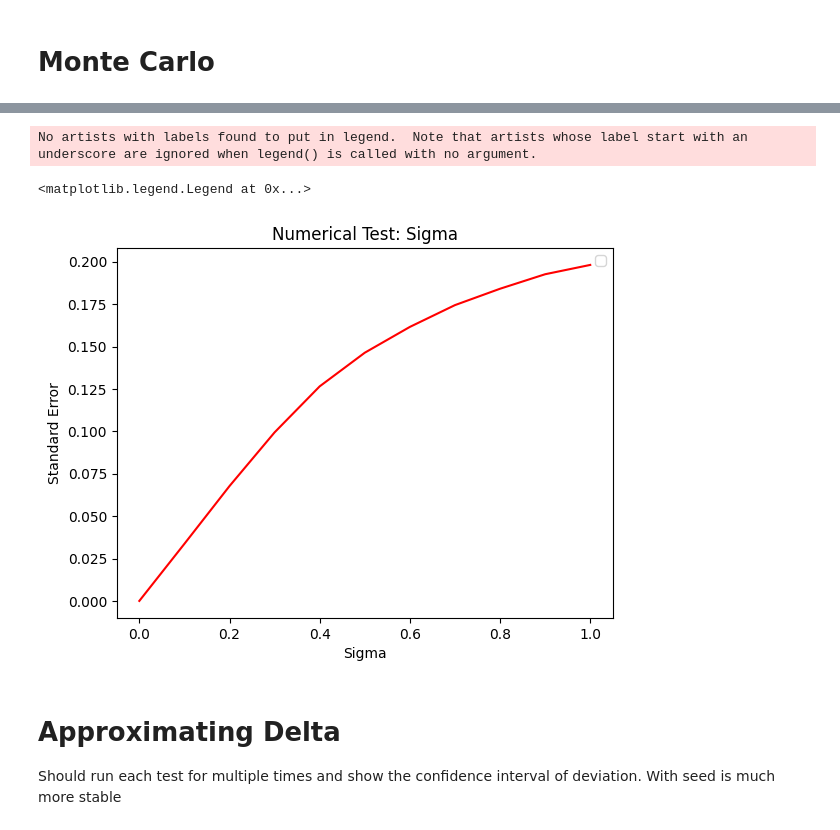
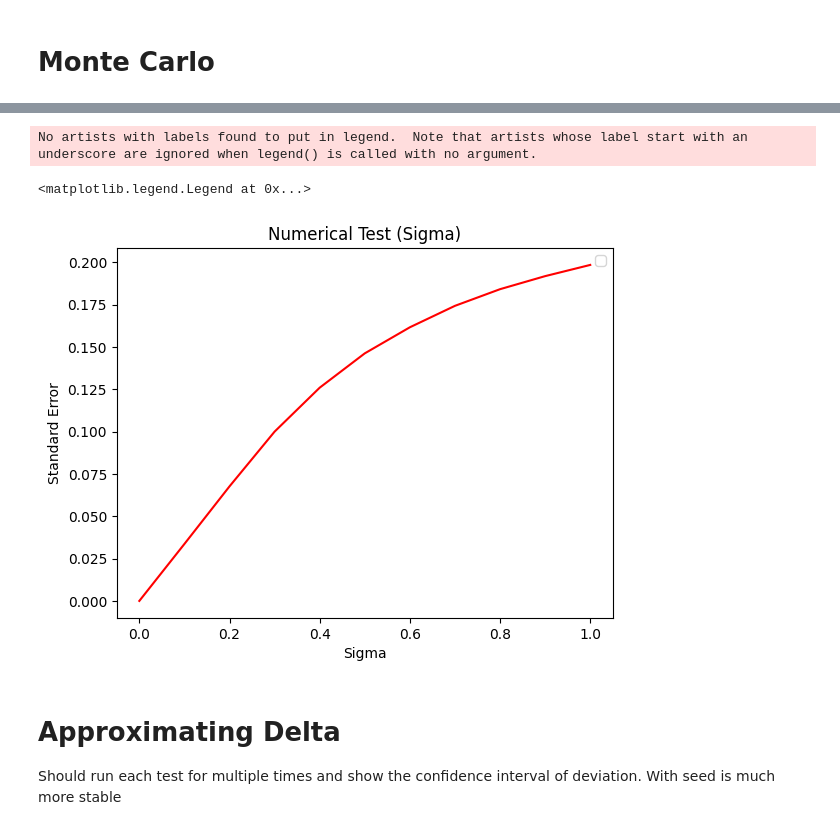
Before and after one commit to pmchrist/Comp-Finance-Assignments, a Jupyter notebook: Assignment_2/Assighnment_2.ipynb, the cells around one changed output, grey strips where cells are left out. Drawn from its saved outputs; the diff is of its cells as text; code cells hidden in the pictures.

```diff
--- a/Assignment_2/Assighnment_2.ipynb
+++ b/Assignment_2/Assighnment_2.ipynb
@@ -187,18 +190,17 @@ M = 100_000     # Time discretization
 std_errs = []   # List containing standard error of each strike price
 
 for K in strike_prices:
+
     # Get underlying value development
     mc_values = mc_value(S0, r, sigma, T, M)
+
     # Get option price development
     mc_payoffs = mc_payoff(K, mc_values, call=False, payoff_type='vanilla')
-    # Get fair option price
-    option_price = np.exp(-r * T) * np.mean(mc_payoffs)
 
-    # Calculate standard error
-    standard_error = np.std(mc_payoffs, ddof=1) / np.sqrt(len(mc_payoffs))
-    std_errs.append(standard_error)
+    # Calculate and append standard error
+    std_errs.append(np.std(mc_payoffs, ddof=1) / np.sqrt(len(mc_payoffs)))
 
-plt.title("Numerical Test: Strike-Price")
+plt.title("Numerical Test (Strike-Price)")
 plt.plot(strike_prices, std_errs, c='r')
 plt.xlabel("Strike Price")
 plt.ylabel("Standard Error")
@@ -224,37 +226,39 @@ Method: Calculate the option price for different sigmas with
 '''
 
 # Option Characteristics
 S0 = 100
 strike_prices = 99
 r = 0.06
 sigmas = np.linspace(0.0, 1.0, 11, dtype=float)
 T = 1.0
 
 M = 100_000     # Time discretization
 
 std_errs = []   # List containing standard error for each sigma
 
 for sigma in sigmas:
+
     # Get underlying value development
     mc_values = mc_value(S0, r, sigma, T, M)
+
     # Get option price development
     mc_payoffs = mc_payoff(K, mc_values, call=False, payoff_type='vanilla')
+
     # Get fair option price
     option_price = np.exp(-r * T) * np.mean(mc_payoffs)
 
     # Calculate standard error
-    standard_error = np.std(mc_payoffs, ddof=1) / np.sqrt(len(mc_payoffs))
-    std_errs.append(standard_error)
+    std_errs.append(np.std(mc_payoffs, ddof=1) / np.sqrt(len(mc_payoffs)))
 
-plt.title("Numerical Test: Sigma")
+plt.title("Numerical Test (Sigma)")
 plt.plot(sigmas, std_errs, c='r')
 plt.xlabel("Sigma")
 plt.ylabel("Standard Error")
 plt.legend()
 # %% [output]
 No artists with labels found to put in legend.  Note that artists whose label start with an underscore are ignored when legend() is called with no argument.
 <matplotlib.legend.Legend at 0x...>
-[figure, old version]
+[figure, new version]
 # %% [markdown]
 # Approximating Delta
 
```
Also changed, not shown: parts of 5 cells of this notebook, 1 other file.
